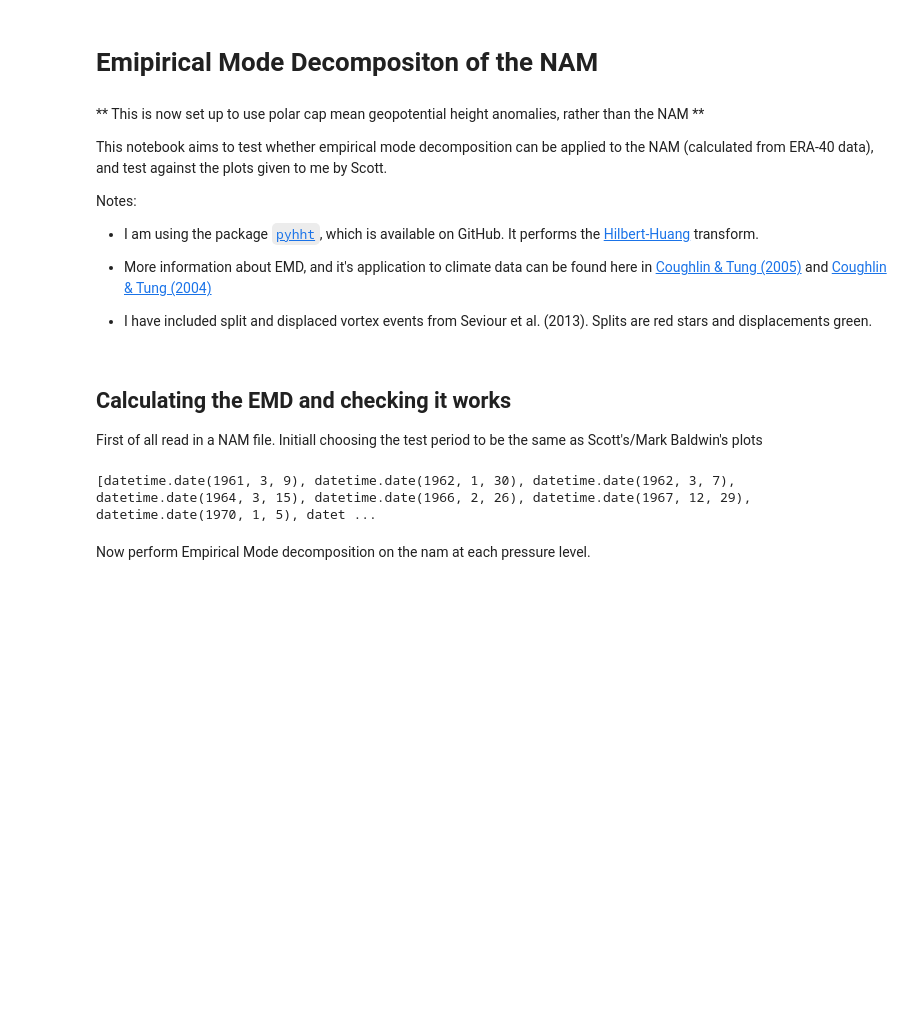
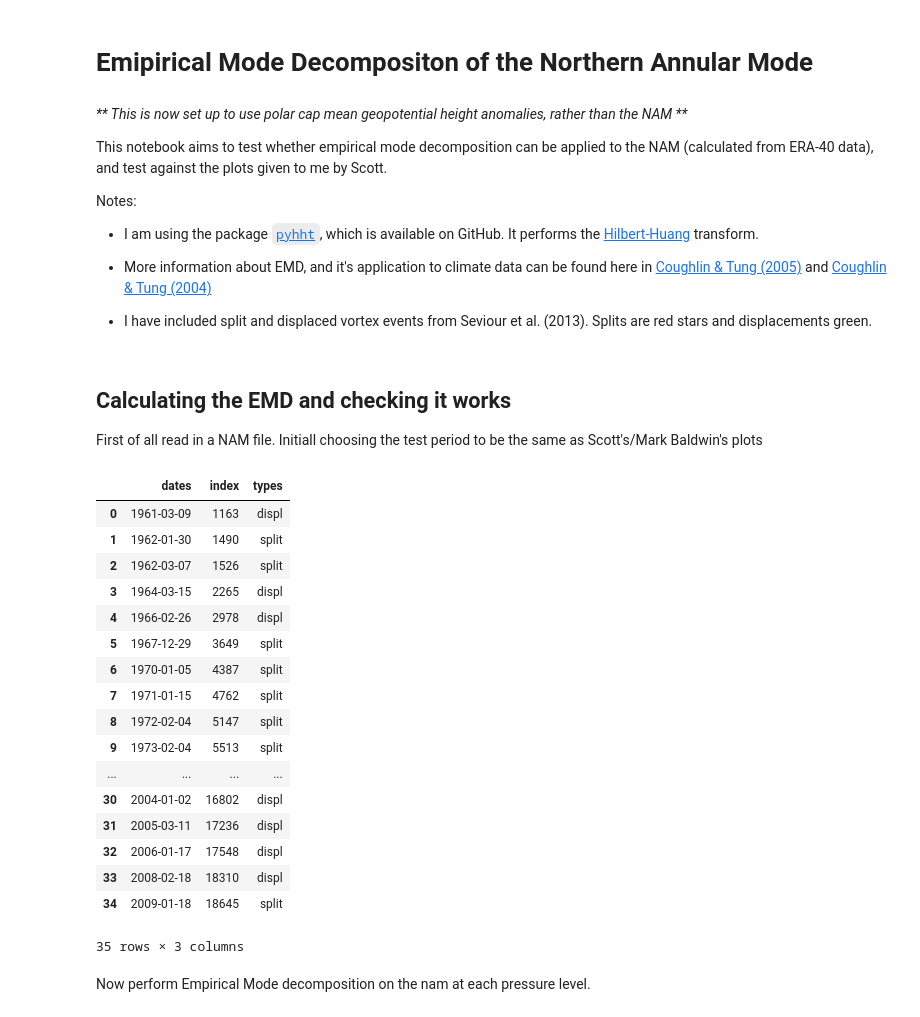
Before and after one commit to wseviour/notebooks, a Jupyter notebook: Empirical_Mode_Decomposition.ipynb, the cells around one changed output. Drawn from its saved outputs; the diff is of its cells as text; code cells hidden in the pictures; blank space fills up the shorter version.

```diff
--- a/Empirical_Mode_Decomposition.ipynb
+++ b/Empirical_Mode_Decomposition.ipynb
@@ -1,8 +1,8 @@
 # %% [markdown]
-Emipirical Mode Decompositon of the NAM
-=======================================
+Emipirical Mode Decompositon of the Northern Annular Mode
+=========================================================
 # %% [markdown]
-** This is now set up to use polar cap mean geopotential height anomalies, rather than the NAM **
+_** This is now set up to use polar cap mean geopotential height anomalies, rather than the NAM **_
 
 This notebook aims to test whether empirical mode decomposition can be applied to the NAM (calculated from ERA-40 data), and test against the plots given to me by Scott.
 
@@ -20,50 +20,67 @@ First of all read in a NAM file. Initiall choosing the test period to be the sam
 # %%
 import matplotlib.pyplot as plt
 import matplotlib.dates as mdates
 %matplotlib inline
 import numpy as np
 import cdms2
 from pyhht import EMD
 import save_restore
 import datetime as dt
+import pandas as pd
 
-# Read in the NAM file over a particular range of dates
-start_date = '1958-01-02'
-end_date   = '2012-12-30'
+# Read in the "NAM" file over a particular range of dates
+start_date = '1958-01-01'
+end_date   = '2010-12-30'
 f = cdms2.open('./data/ERA_gph_polar_cap_anomaly.nc')
-#f = cdms2.open('./data/nam_era40.nc')
-nam = f('zg', time=(start_date,end_date))
-#nam = - f('nam', time=(start_date,end_date)) #negative needed (I calculated this with the wrong sign!)
+nam = f('zg', time=(start_date, end_date))
 f.close()
 p = nam.getLevel()
 
+# Normalise the NAM by standard deviation at each pressure level
 for i in range(len(p)):
-    nam[:,i] = (nam[:,i] - np.mean(nam[:,i]))/np.std(nam[:,i])
+    nam[:,i] = (nam[:,i])/np.std(nam[:,i])
 
 # Read in time coordinate
 t = nam.getTime()
+t.units = "days since 1958-1-1 12:0:0.0" #Hack to fix times at 18:00 not 12:00
 ct = t.asComponentTime()
 ct_st = [str(ct[i]) for i in range(len(ct))]
-ct_st_dates = [d.split(' ')[0] for d in ct_st]
+#ct_st_dates = [d.split(' ')[0] for d in ct_st]
 dates = [dt.datetime.strptime(d.split(' ')[0] ,'%Y-%m-%d').date() for d in ct_st]
 
 
 # Read Seviour et al. events and find where they occur in timeseries
-Mitchell_dates = save_restore.restore('./data/cp_mitchell_seviour_dates.pypic')['seviour_dates']
-Mitchell_dates_nohours = [d.split(' ')[0] for d in Mitchell_dates[:,1]]
-Mitchell_dates_slice = []
-for idate in Mitchell_dates_nohours:
-    if idate in ct_st_dates:
-        Mitchell_dates_slice.append(idate)
-
-event_index = [ct_st_dates.index(x) for x in Mitchell_dates_slice]
-event_dates = [dt.datetime.strptime(d.split(' ')[0] ,'%Y-%m-%d').date() for d in Mitchell_dates_slice]
-event_types = Mitchell_dates[:,0][[Mitchell_dates_nohours.index(i) for i in Mitchell_dates_slice]]
+events_all = save_restore.restore('./data/cp_mitchell_seviour_dates.pypic')['seviour_dates']
+# Select only events in current time-slice
+event_types = [events_all[i,0].tolist() for i in range(events_all.shape[0]) if events_all[i,1] in ct_st]
+event_dates_str = [events_all[i,1].tolist() for i in range(events_all.shape[0]) if events_all[i,1] in ct_st]
+event_dates = [dt.datetime.strptime(d.split(' ')[0] ,'%Y-%m-%d').date() for d in event_dates_str]
+# Find the index of each event in the time-slice
+event_index = [dates.index(i) for i in event_dates]
+# Create a pandas dataframe with all events info
+events = pd.DataFrame({'types':event_types, 'dates':event_dates, 'index':event_index})
 
 # Print out the SSW dates in the timeslice
-print event_dates
+events
 # %% [output]
+|  | dates | index | types |
+| 0 | 1961-03-09 | 1163 | displ |
+| 1 | 1962-01-30 | 1490 | split |
+| 2 | 1962-03-07 | 1526 | split |
+| 3 | 1964-03-15 | 2265 | displ |
+| 4 | 1966-02-26 | 2978 | displ |
+| 5 | 1967-12-29 | 3649 | split |
+| 6 | 1970-01-05 | 4387 | split |
+| 7 | 1971-01-15 | 4762 | split |
+| 8 | 1972-02-04 | 5147 | split |
+| 9 | 1973-02-04 | 5513 | split |
+| ... | ... | ... | ... |
+| 30 | 2004-01-02 | 16802 | displ |
+| 31 | 2005-03-11 | 17236 | displ |
+| 32 | 2006-01-17 | 17548 | displ |
+| 33 | 2008-02-18 | 18310 | displ |
+| 34 | 2009-01-18 | 18645 | split |
-[datetime.date(1961, 3, 9), datetime.date(1962, 1, 30), datetime.date(1962, 3, 7), datetime.date(1964, 3, 15), datetime.date(1966, 2, 26), datetime.date(1967, 12, 29), datetime.date(1970, 1, 5), datet ...
+35 rows × 3 columns
 # %% [markdown]
 Now perform Empirical Mode decomposition on the nam at each pressure level.
 # %%
```
Also changed, not shown: parts of 30 cells of this notebook.
